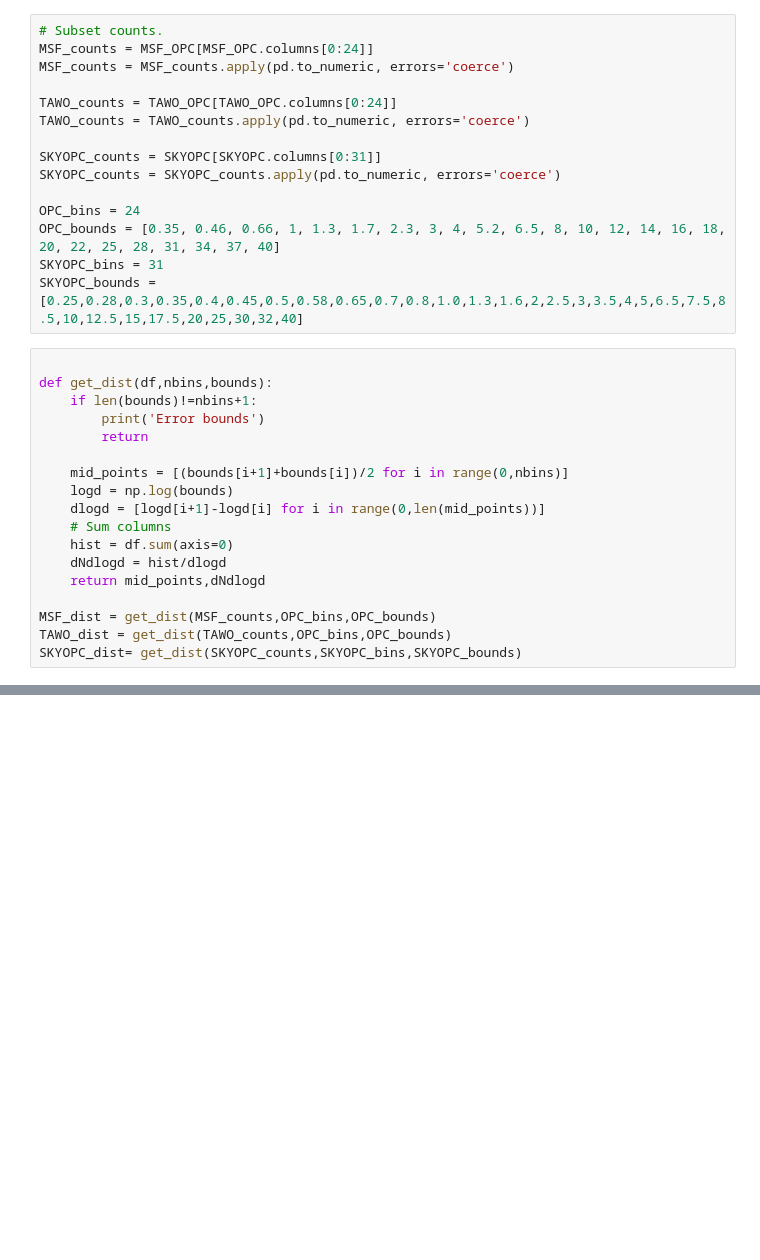
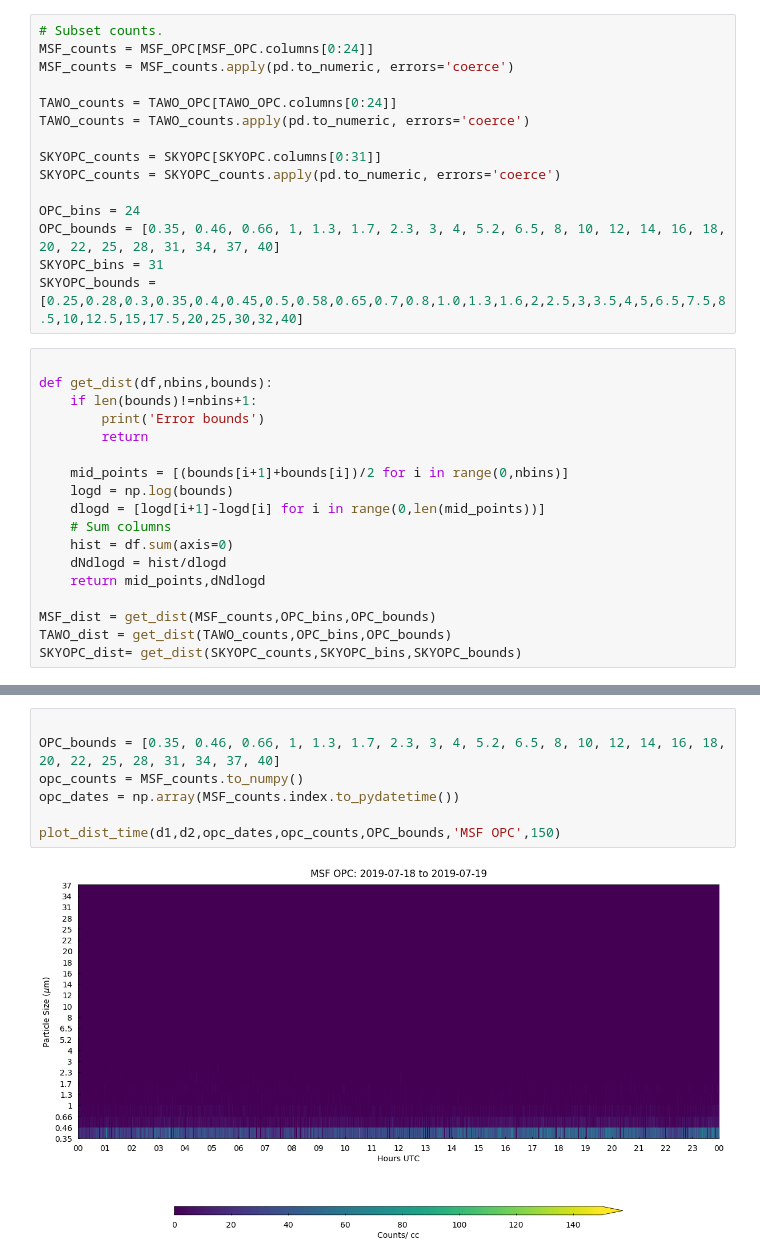
Before and after one commit to heatherguy/ICECAPS-ACE, a Jupyter notebook: Working_notebooks/size_distribution.ipynb, the cells around one changed output, grey strips where cells are left out. Cells and saved outputs as stored; diff of their text form; blank space fills up the shorter version.

```diff
--- a/Working_notebooks/size_distribution.ipynb
+++ b/Working_notebooks/size_distribution.ipynb
@@ -420,0 +486,9 @@ fig.tight_layout()
+# %%
+
+OPC_bounds = [0.35, 0.46, 0.66, 1, 1.3, 1.7, 2.3, 3, 4, 5.2, 6.5, 8, 10, 12, 14, 16, 18, 20, 22, 25, 28, 31, 34, 37, 40]
+opc_counts = MSF_counts.to_numpy()
+opc_dates = np.array(MSF_counts.index.to_pydatetime())
+
+plot_dist_time(d1,d2,opc_dates,opc_counts,OPC_bounds,'MSF OPC',150)
+# %% [output]
+[figure, added]
```
Also changed, not shown: parts of 7 cells of this notebook, 9 other files.
